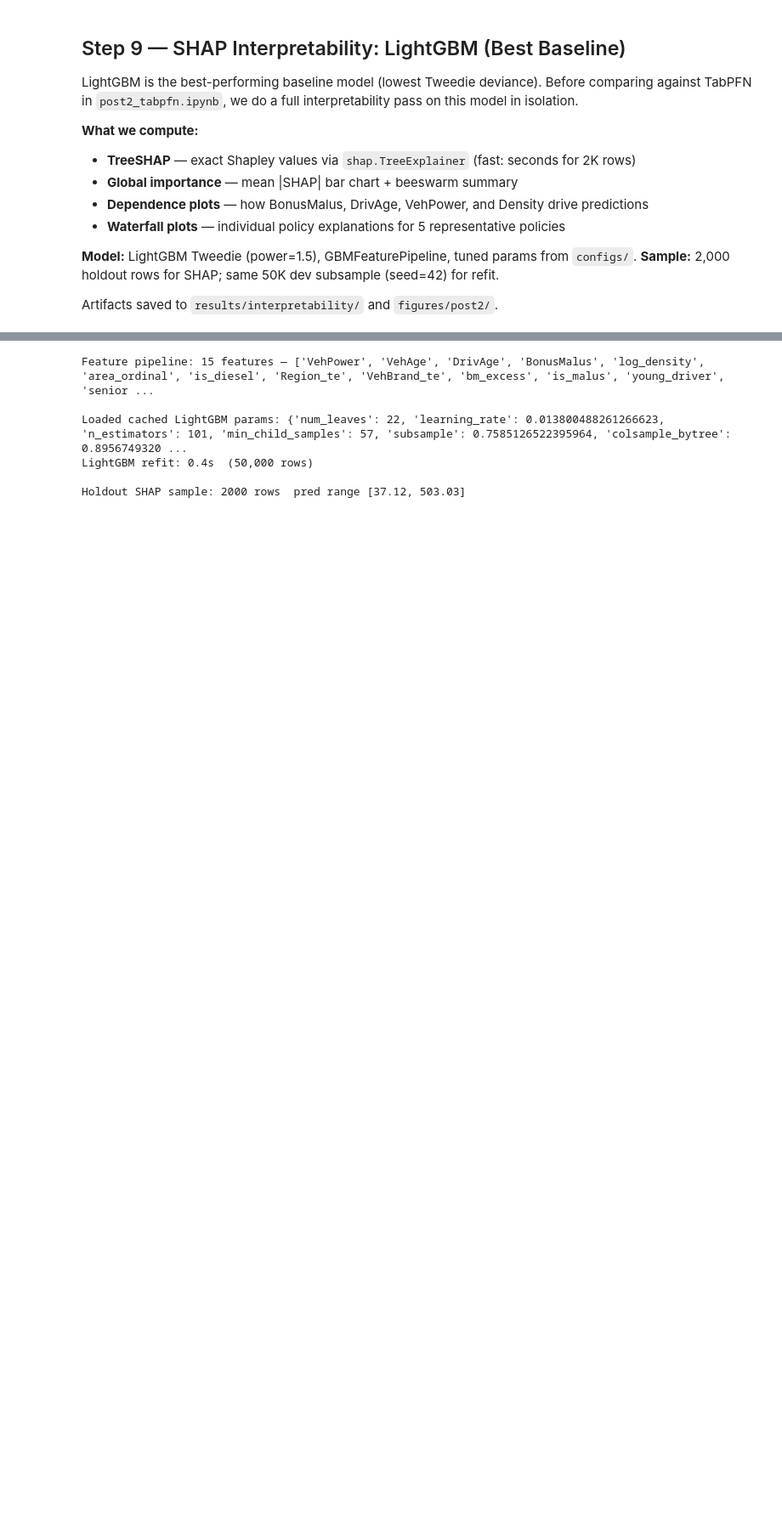
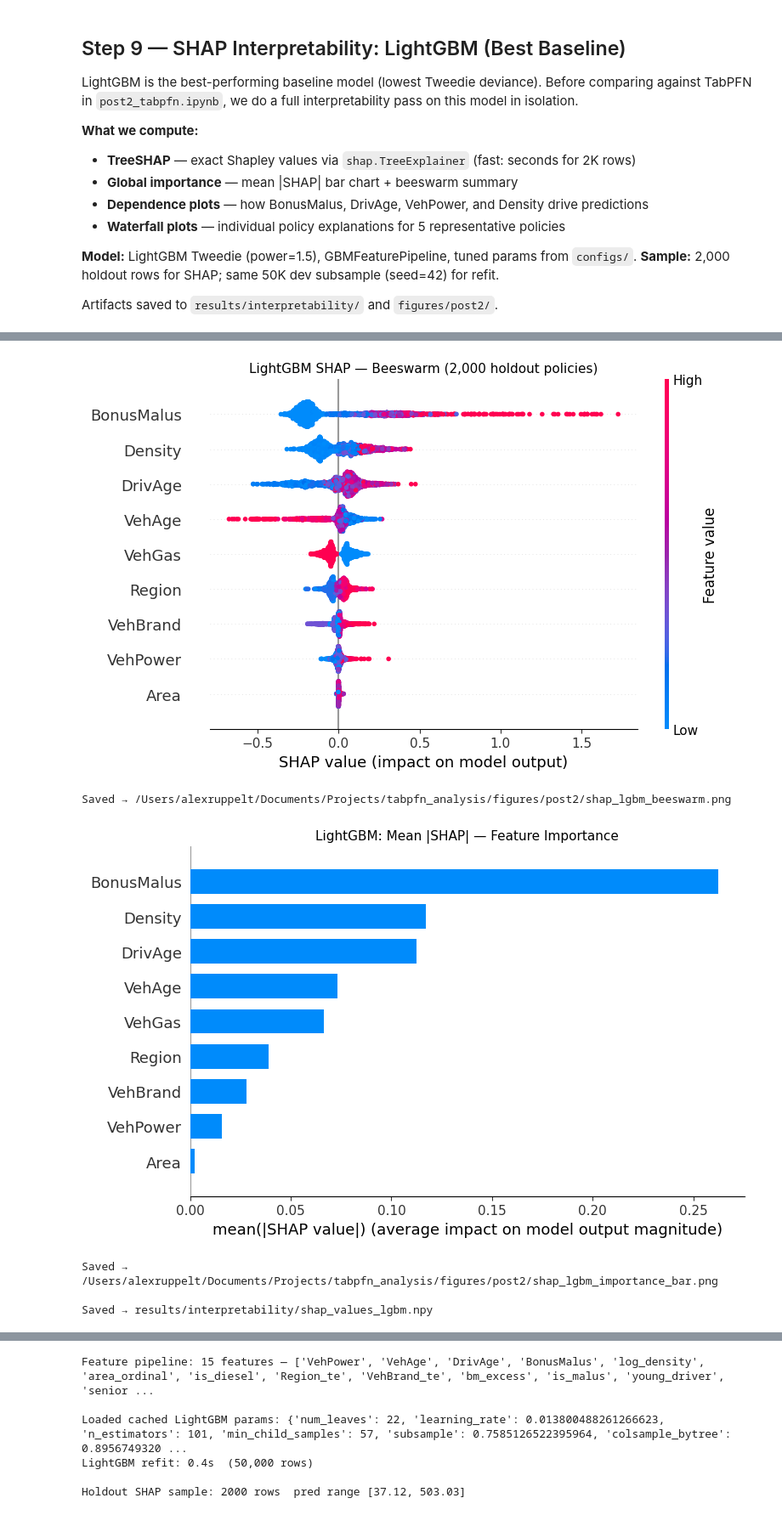
Before and after one commit to oruppelt/TFM_real_benchmark, a Jupyter notebook: notebooks/post2_baselines.ipynb, the cells around one changed output, grey strips where cells are left out. Shown at 85% size. Cells and saved outputs as stored; diff of their text form; code cells hidden in the pictures; blank space fills up the shorter version.

```diff
--- a/notebooks/post2_baselines.ipynb
+++ b/notebooks/post2_baselines.ipynb
@@ -480,0 +548,71 @@ Artifacts saved to `results/interpretability/` and `figures/post2/`.
+# %%
+# ── TreeSHAP — LightGBM ──────────────────────────────────────────────────────
+# TreeSHAP exploits the tree structure for exact Shapley values in O(TLD²).
+# For LightGBM this is natively supported; no approximation needed.
+#
+# The TreeExplainer computes SHAP values in the *log* space (LightGBM Tweedie
+# uses a log link). shap_values[i,j] is the additive contribution of feature j
+# to log(pred_i) relative to E[log(pred)].  The sum + expected_value = log(pred_i).
+
+print("=== TreeSHAP: LightGBM (Tweedie) ===")
+t0 = time.time()
+explainer_lgbm = shap.TreeExplainer(lgbm_shap._model)
+shap_values_lgbm = explainer_lgbm.shap_values(X_holdout_shap)   # (2000, 15)
+t_shap = time.time() - t0
+print(f"Computed SHAP for {N_EXPLAIN} rows in {t_shap:.2f}s")
+print(f"Array shape: {shap_values_lgbm.shape}")
+
+# Sanity check: SHAP sum + E[f(X)] ≈ model output (in log space for Tweedie)
+raw_preds_log = lgbm_shap._model.predict(X_holdout_shap)
+shap_check    = shap_values_lgbm[:3].sum(axis=1) + explainer_lgbm.expected_value
+print(f"\nSanity check (log space, row 0): "
+      f"raw={np.log(np.clip(raw_preds_log[0], 1e-10, None)):.4f}  "
+      f"SHAP sum={shap_check[0]:.4f}")
+
+# Global importance: mean |SHAP| per feature (in log space — rank-comparable)
+importance_lgbm = np.abs(shap_values_lgbm).mean(axis=0)
+feat_imp_df = pd.Series(importance_lgbm, index=feat_names).sort_values(ascending=False)
+print("\nFeature importance (mean |SHAP| in log space):")
+print(feat_imp_df.round(5).to_string())
+
+# ── Beeswarm summary plot ─────────────────────────────────────────────────────
+# Each dot = one policy; x = SHAP value (log scale contribution);
+# colour = feature value (red=high, blue=low). Best overview of global patterns.
+fig, ax = plt.subplots(figsize=(9, 6))
+shap.summary_plot(
+    shap_values_lgbm,
+    X_holdout_shap,
+    feature_names=feat_names,
+    plot_type='dot',
+    max_display=15,
+    show=False,
+)
+plt.title('LightGBM SHAP — Beeswarm (2,000 holdout policies)', fontsize=11)
+plt.tight_layout()
+fname_beeswarm = fig_dir / 'shap_lgbm_beeswarm.png'
+plt.savefig(fname_beeswarm, dpi=150, bbox_inches='tight')
+plt.show()
+print(f"\nSaved → {fname_beeswarm}")
+
+# ── Bar chart: mean |SHAP| ─────────────────────────────────────────────────────
+fig, ax = plt.subplots(figsize=(8, 5))
+shap.summary_plot(
+    shap_values_lgbm,
+    X_holdout_shap,
+    feature_names=feat_names,
+    plot_type='bar',
+    max_display=15,
+    show=False,
+)
+plt.title('LightGBM: Mean |SHAP| — Feature Importance', fontsize=11)
+plt.tight_layout()
+fname_bar = fig_dir / 'shap_lgbm_importance_bar.png'
+plt.savefig(fname_bar, dpi=150, bbox_inches='tight')
+plt.show()
+print(f"Saved → {fname_bar}")
+
+# Save raw SHAP values for use in post2_analysis.ipynb
+np.save(interp_dir / 'shap_values_lgbm.npy', shap_values_lgbm)
+np.save(interp_dir / 'shap_holdout_X_lgbm.npy', X_holdout_shap)
+print(f"\nSaved → results/interpretability/shap_values_lgbm.npy")
+# %% [output]
@@ -480,0 +635,6 @@ Artifacts saved to `results/interpretability/` and `figures/post2/`.
+[figure, added]
+Saved → /Users/alexruppelt/Documents/Projects/tabpfn_analysis/figures/post2/shap_lgbm_beeswarm.png
+[figure, added]
+Saved → /Users/alexruppelt/Documents/Projects/tabpfn_analysis/figures/post2/shap_lgbm_importance_bar.png
+
+Saved → results/interpretability/shap_values_lgbm.npy
```
Also changed, not shown: parts of 6 cells of this notebook, 27 other files.
